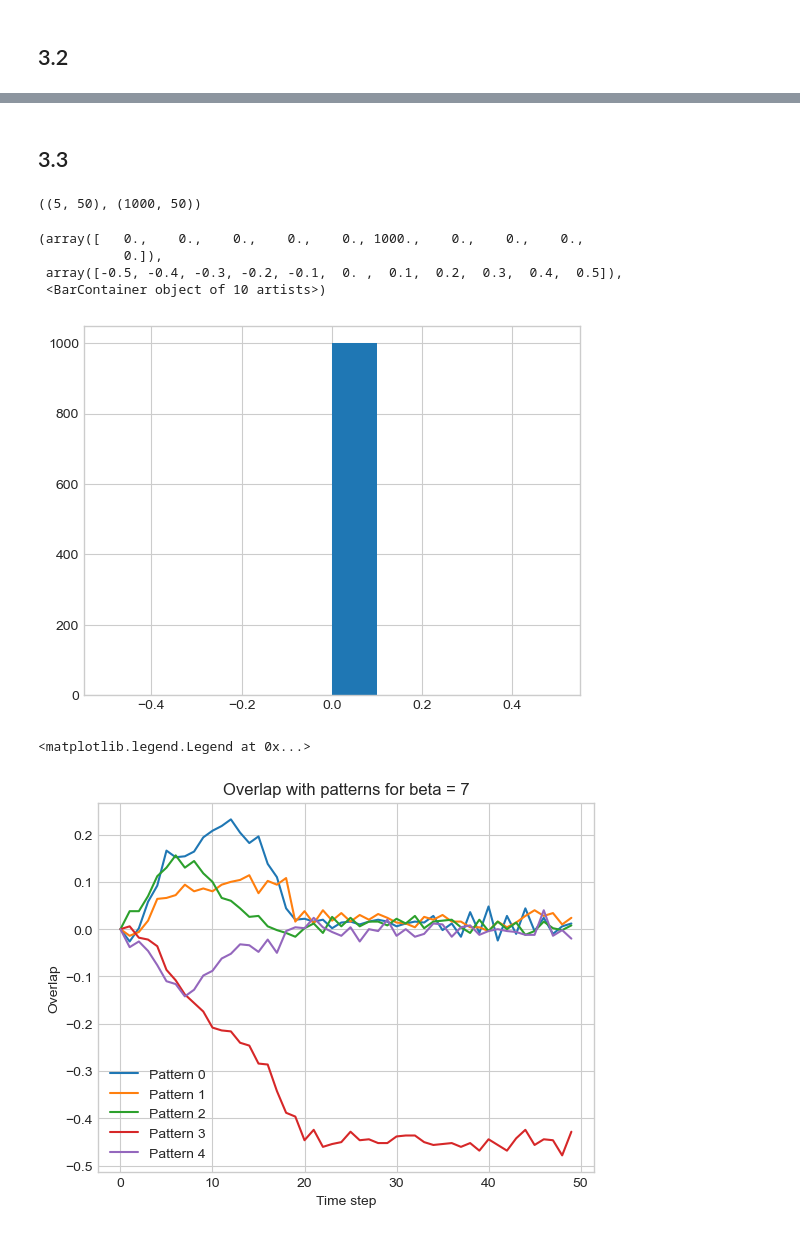
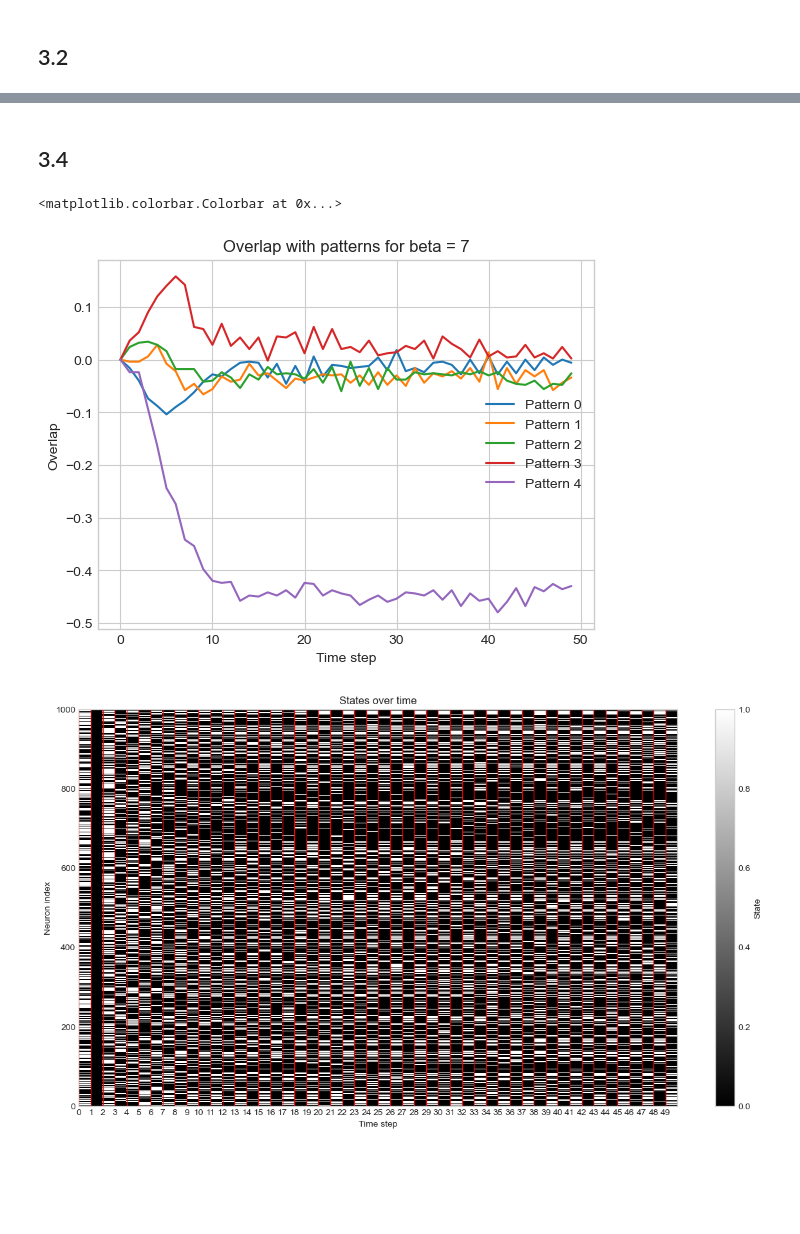
Before and after one commit to seb2o/Biological-Hopfield-Model, a Jupyter notebook: ex3_seb.ipynb, the cells around one changed output, grey strips where cells are left out. Cells and saved outputs as stored; diff of their text form; code cells hidden in the pictures; blank space fills up the shorter version.

```diff
--- a/ex3_seb.ipynb
+++ b/ex3_seb.ipynb
@@ -134,43 +134,42 @@ plt.show()
 # %% [markdown]
-## 3.3
+## 3.4
 # %%
 NETWORK_DIM = 1000
 N_PATTERNS = 5
 T = 50
 BETA = 7
 
 patterns = utils.get_n_binary_patterns(n_patterns=N_PATTERNS, pattern_dim=NETWORK_DIM)
 weights = utils.get_weights(patterns)
 
 cs = (patterns[0].copy() + 1)/2
 overlaps = []
 states = []
 for t in range(T):
     states.append(cs.copy())
     cs = utils.compute_next_state_stochastic_refractory(cs, weights, BETA)
     overlaps_t = [utils.overlap_stochastic(cs, patterns[i]) for i in range(len(patterns))]
     overlaps.append(overlaps_t)
 overlaps = np.array(overlaps).T
 states = np.array(states).T
-overlaps.shape, states.shape
+plt.figure()
+for i, overlap in enumerate(overlaps):
+    plt.plot(overlap, label=f'Pattern {i}')
+plt.title(f'Overlap with patterns for beta = {BETA}')
+plt.xlabel('Time step')
+plt.ylabel('Overlap')
+plt.legend()
+
+plt.figure(figsize=(15, 8))
+plt.imshow(states, aspect='auto', cmap='gray', extent=[0, states.shape[1], 0, states.shape[0]], interpolation='nearest')
+plt.xticks(np.arange(states.shape[1]))
+plt.grid(False)
+plt.grid(which='major', axis='x', linestyle='-', linewidth=1, color='red')
+plt.title('States over time')
+plt.xlabel('Time step')
+plt.ylabel('Neuron index')
+plt.colorbar(label='State')
 # %% [output]
-((5, 50), (1000, 50))
+<matplotlib.colorbar.Colorbar at 0x...>
+[figure, added]
+[figure, added]
-# %%
-plt.hist(states[:, 1])
-# %% [output]
-(array([   0.,    0.,    0.,    0.,    0., 1000.,    0.,    0.,    0.,
-           0.]),
- array([-0.5, -0.4, -0.3, -0.2, -0.1,  0. ,  0.1,  0.2,  0.3,  0.4,  0.5]),
- <BarContainer object of 10 artists>)
-[figure, removed]
-# %%
-plt.figure()
-for i, overlap in enumerate(overlaps):
-    plt.plot(overlap, label=f'Pattern {i}')
-plt.title(f'Overlap with patterns for beta = {BETA}')
-plt.xlabel('Time step')
-plt.ylabel('Overlap')
-plt.legend()
-# %% [output]
-<matplotlib.legend.Legend at 0x...>
-[figure, removed]
```
Also changed, not shown: parts of 13 cells of this notebook.
